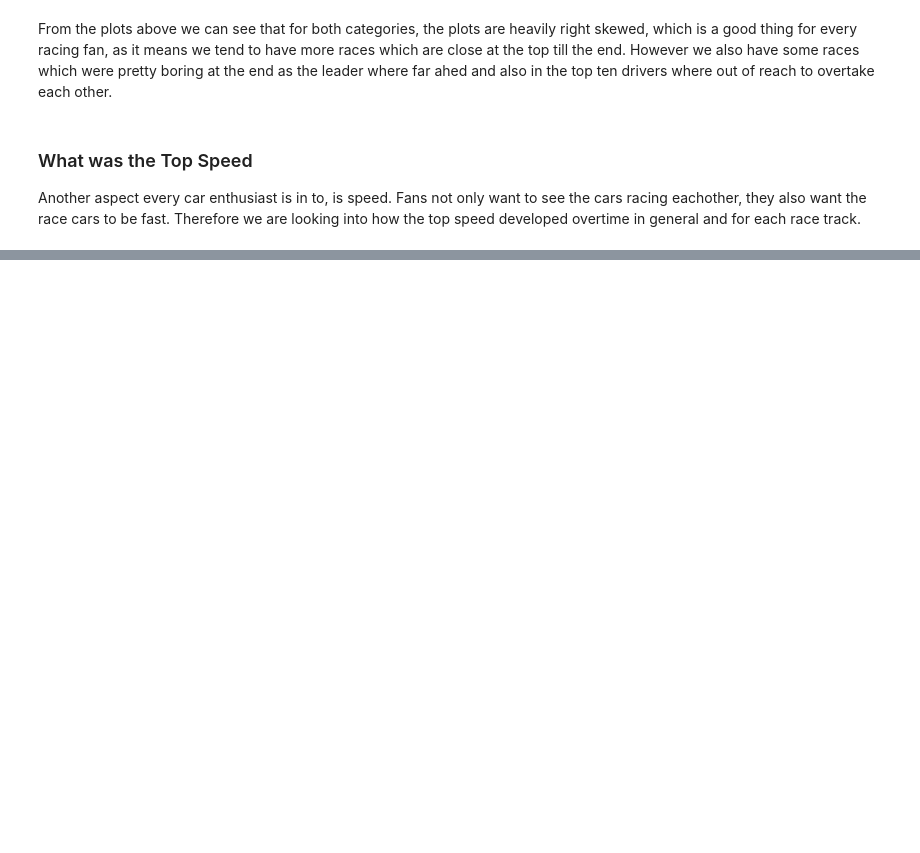
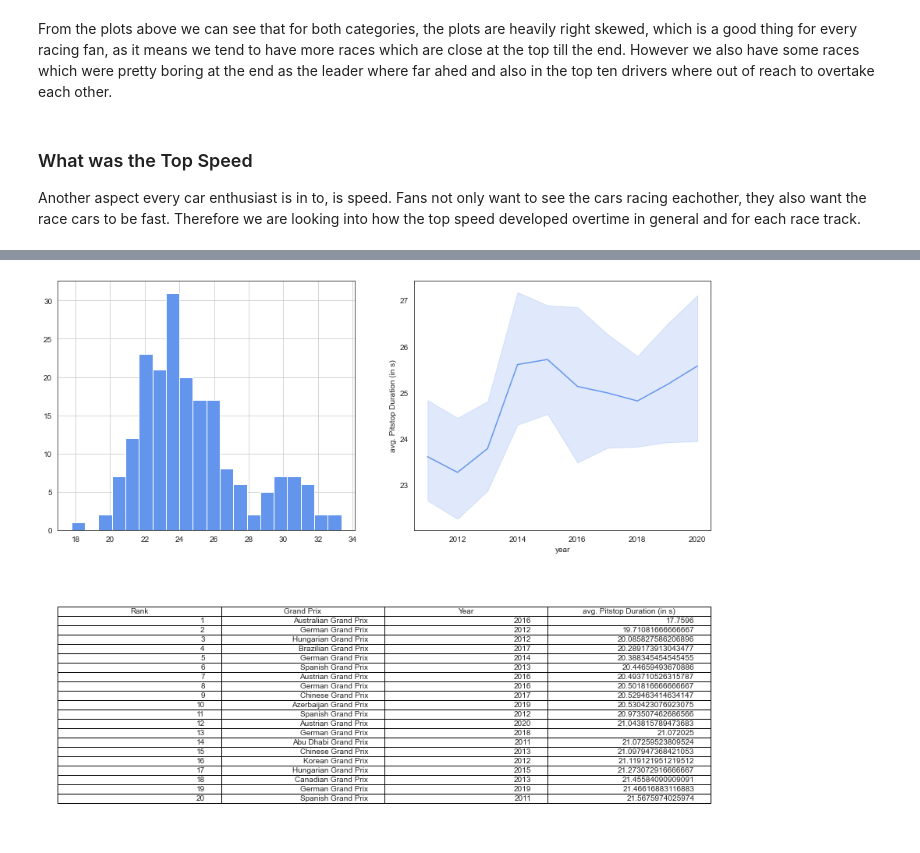
Before and after one commit to data301-2021-winter1/group16-project, a Jupyter notebook: notebooks/analysis2.ipynb, the cells around one changed output, grey strips where cells are left out. Saved outputs shown, nothing was run; the diff lists cells and outputs as text; code cells hidden in the pictures; blank space fills up the shorter version.

```diff
--- a/notebooks/analysis2.ipynb
+++ b/notebooks/analysis2.ipynb
@@ -598,0 +641,28 @@ dtype: object
+# %%
+f = plt.figure(figsize=(15, 20))
+gs = f.add_gridspec(2,2)
+
+ax = f.add_subplot(gs[0, 0])
+# histogram
+fig1 = df_races[df_races['avg. Pitstop Duration (in s)']>0]['avg. Pitstop Duration (in s)'].hist(bins=20,color='cornflowerblue')
+
+ax = f.add_subplot(gs[0, 1])
+df_pitstoptimes = df_races[df_races['avg. Pitstop Duration (in s)']>0][['year', 'name', 'avg. Pitstop Duration (in s)']]
+fig2 = sns.lineplot(x=df_pitstoptimes.year, y=df_pitstoptimes['avg. Pitstop Duration (in s)'],color='cornflowerblue')
+
+sns.set_style('white')
+ax = f.add_subplot(gs[1, 0:])
+ax.spines["top"].set_visible(False)
+ax.spines["right"].set_visible(False)
+ax.spines["left"].set_visible(False)
+ax.spines["bottom"].set_visible(False)
+ax.set_yticks([])
+ax.set_xticks([])
+# list the top ten highspeeds
+df_pit_time_top = df_pitstoptimes.sort_values(by='avg. Pitstop Duration (in s)', ascending=True)[:20]
+df_pit_time_top['Rank'] = list(range(1,21))
+df_pit_time_top = df_pit_time_top[['Rank','name', 'year','avg. Pitstop Duration (in s)']].rename(columns={'name':'Grand Prix', 'year':'Year'})
+plt.table(cellText=df_pit_time_top.values, colLabels=df_pit_time_top.columns, loc='center')
+sns.set_style('darkgrid')
+# %% [output]
+[figure, added]
```
Also changed, not shown: parts of 20 cells of this notebook.
